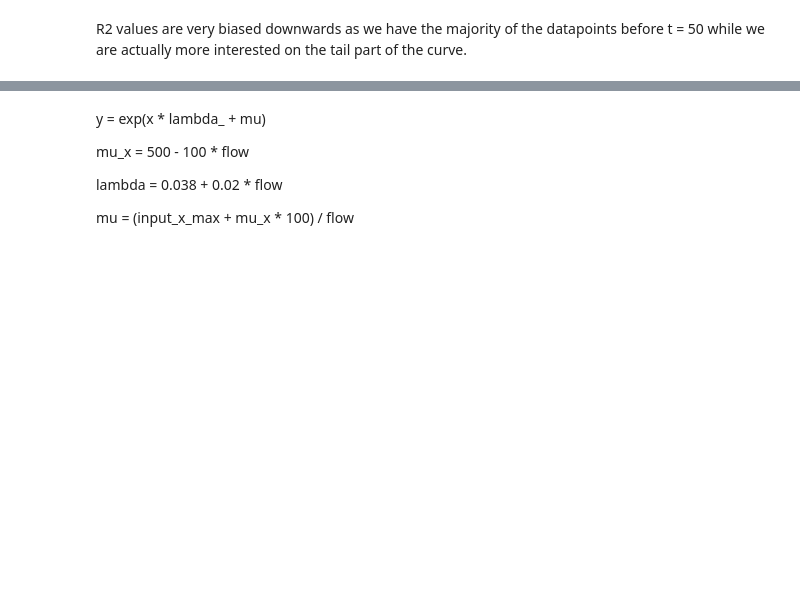
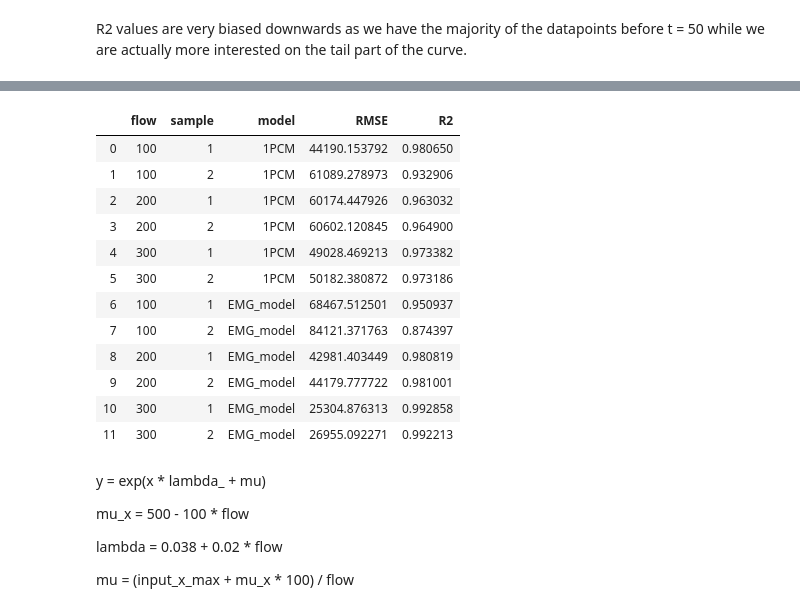
Before and after one commit to MesRot/SMAT_projekti, a Jupyter notebook: src/optimointi_aloitus_v.1.2.ipynb, the cells around one changed output, grey strips where cells are left out. Cells and saved outputs as stored; diff of their text form; code cells hidden in the pictures; blank space fills up the shorter version.

```diff
--- a/src/optimointi_aloitus_v.1.2.ipynb
+++ b/src/optimointi_aloitus_v.1.2.ipynb
@@ -276,3 +308,58 @@ R2 values are very biased downwards as we have the majority of the datapoints be
+# %%
+def RMSE(y, y_pred):
+    return np.sqrt(np.mean((y - y_pred) ** 2))
+
+def R2(y, y_pred):
+    tss = np.sum((y - np.mean(y)) ** 2)
+    rss = np.sum((y - y_pred) ** 2)
+    return 1 - rss / tss
+
+rmse_dict = {
+    "flow": [],
+    "sample": [],
+    "model": [],
+    "RMSE": [],
+    "R2": []
+}
+
+for i, group in dif_fit_df.groupby(["flow", "sample"]):
+    rmse = RMSE(group["tissue"], group["fit_tissue"])
+    r2 = R2(group["tissue"], group["fit_tissue"])
+    rmse_dict["flow"].append(i[0])
+    rmse_dict["sample"].append(i[1])
+    rmse_dict["model"].append("1PCM")
+    rmse_dict["RMSE"].append(rmse)
+    rmse_dict["R2"].append(r2)
+
+for i, group in df.groupby(["flow", "sample"]):
+    flow, sample = i
+    new_parameter_dict = get_model_params(flow=flow, results_df = results_df, parameter_dict=param_dict)
+    mu = (group["input_x_max"] + new_parameter_dict["mu_x"] * 1000 / flow).iloc[0]
+    emg_vals = EMG(group["midpoint"], mu, new_parameter_dict["sigma"], new_parameter_dict["lambda_"], new_parameter_dict["h"])
+    rmse = RMSE(group["tissue"], emg_vals)
+    r2 = R2(group["tissue"], emg_vals)
+    rmse_dict["flow"].append(i[0])
+    rmse_dict["sample"].append(i[1])
+    rmse_dict["model"].append("EMG_model")
+    rmse_dict["RMSE"].append(rmse)
+    rmse_dict["R2"].append(r2)
+
+rmse_df = pd.DataFrame(rmse_dict)
+rmse_df
+# %% [output]
+|  | flow | sample | model | RMSE | R2 |
+| 0 | 100 | 1 | 1PCM | 44190.153792 | 0.980650 |
+| 1 | 100 | 2 | 1PCM | 61089.278973 | 0.932906 |
+| 2 | 200 | 1 | 1PCM | 60174.447926 | 0.963032 |
+| 3 | 200 | 2 | 1PCM | 60602.120845 | 0.964900 |
+| 4 | 300 | 1 | 1PCM | 49028.469213 | 0.973382 |
+| 5 | 300 | 2 | 1PCM | 50182.380872 | 0.973186 |
+| 6 | 100 | 1 | EMG_model | 68467.512501 | 0.950937 |
+| 7 | 100 | 2 | EMG_model | 84121.371763 | 0.874397 |
+| 8 | 200 | 1 | EMG_model | 42981.403449 | 0.980819 |
+| 9 | 200 | 2 | EMG_model | 44179.777722 | 0.981001 |
+| 10 | 300 | 1 | EMG_model | 25304.876313 | 0.992858 |
+| 11 | 300 | 2 | EMG_model | 26955.092271 | 0.992213 |
 # %% [markdown]
 y = exp(x * lambda_ + mu)
 
```
Also changed, not shown: parts of 1 cell of this notebook.
